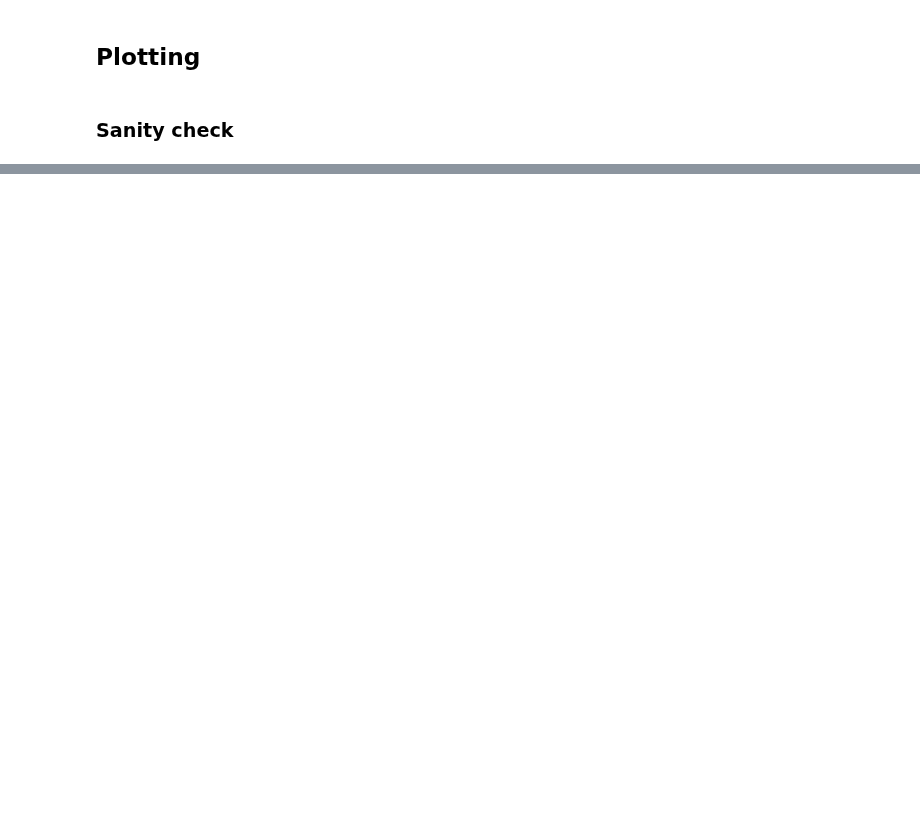
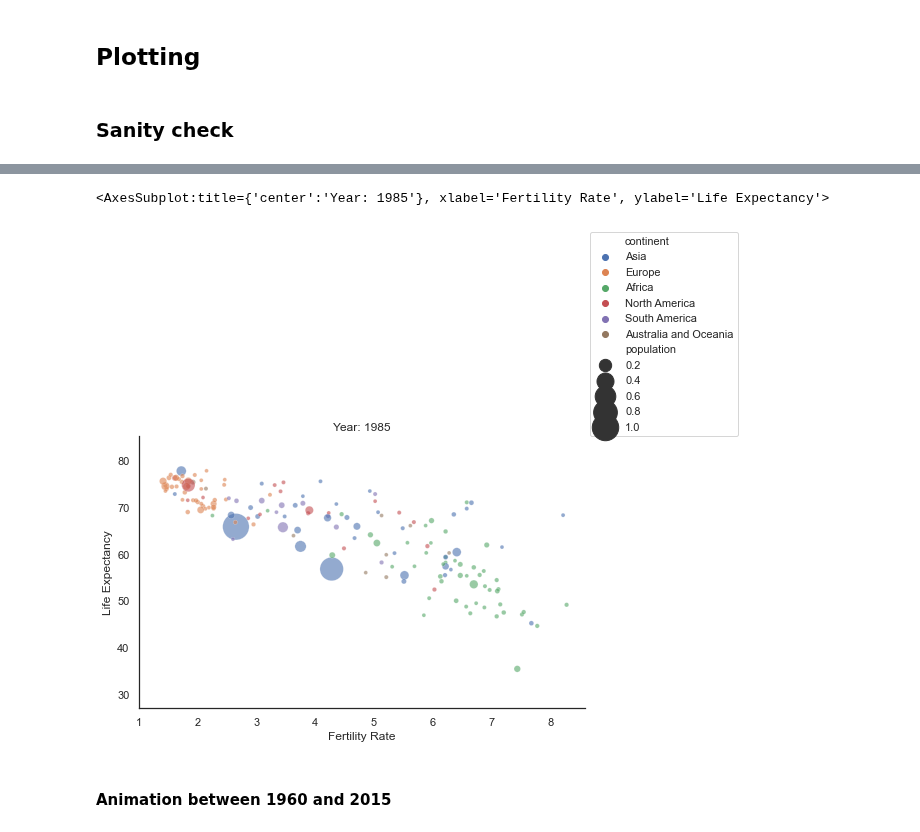
Before and after one commit to raphaelw/data-science-bootcamp, a Jupyter notebook: 01_week/weekly_project/animated_scatter_plot.ipynb, the cells around one changed output, grey strips where cells are left out. Drawn from its saved outputs; the diff is of its cells as text; code cells hidden in the pictures; blank space fills up the shorter version.

Commit message:
first success, legend jumping in the 80s

```diff
--- a/01_week/weekly_project/animated_scatter_plot.ipynb
+++ b/01_week/weekly_project/animated_scatter_plot.ipynb
@@ -167,0 +102,3 @@ sns.scatterplot(x='year', y='life_expectancy', hue='country',
+# %%
+df_subset = df.loc[df['year'].eq(2015)]
+df_subset.head()
@@ -167,0 +109,27 @@ sns.scatterplot(x='year', y='life_expectancy', hue='country',
+# %%
+sns.set_theme(style='white')
+# %%
+def plot_frame(ax, df, year, limits=(1, 8.6, 27, 85.2)):
+    """ limits: (xmin, xmax, ymin, ymax) """
+
+    year = int(year)
+    df_subset = df.loc[ df['year'].eq(year) ]
+
+    sns.scatterplot(  x     = 'fertility_rate'
+                    , y     = 'life_expectancy'
+                    , hue   = 'continent'
+                    , size  = 'population'
+                    , sizes = (15,700)
+                    , size_norm = (50,1_000_000_000)
+                    , data  = df_subset
+                    , alpha = 0.6
+                    , ax    = ax)
+    sns.despine(ax=ax)
+    ax.legend(bbox_to_anchor=(1.01, 1),borderaxespad=0)
+    ax.set_xlabel('Fertility Rate')
+    ax.set_ylabel('Life Expectancy')
+    ax.set_title('Year: {}'.format(year))
+
+    if limits is not None:
+        ax.axis(limits)
+    return ax.axis() # return current limits
@@ -167,0 +141,10 @@ sns.scatterplot(x='year', y='life_expectancy', hue='country',
+# %%
+fig, ax = plt.subplots(figsize=(8,5))
+plot_frame(ax=ax, df=df, year=1985)
+#fig.savefig('test_frame.png', dpi=90, bbox_inches='tight')
+ax
+# %% [output]
+<AxesSubplot:title={'center':'Year: 1985'}, xlabel='Fertility Rate', ylabel='Life Expectancy'>
+[figure, added]
+# %% [markdown]
+#### Animation between 1960 and 2015
```
Also changed, not shown: parts of 21 cells of this notebook.
